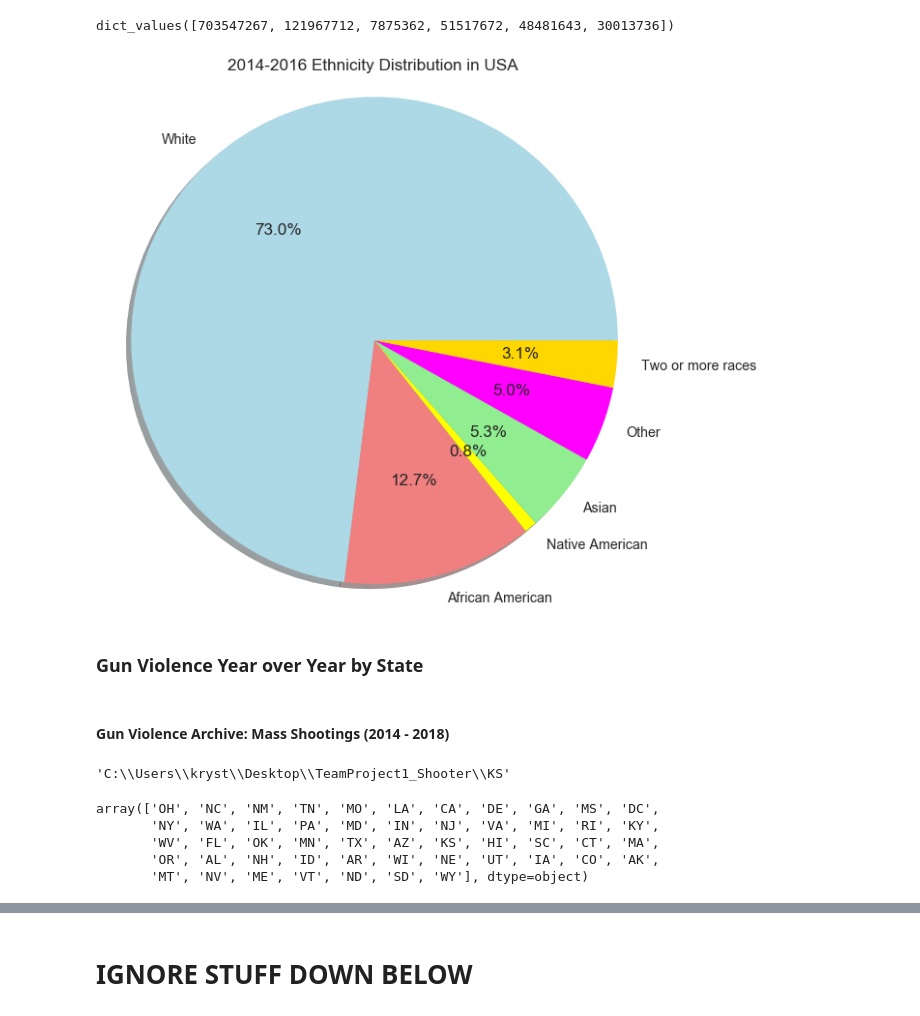
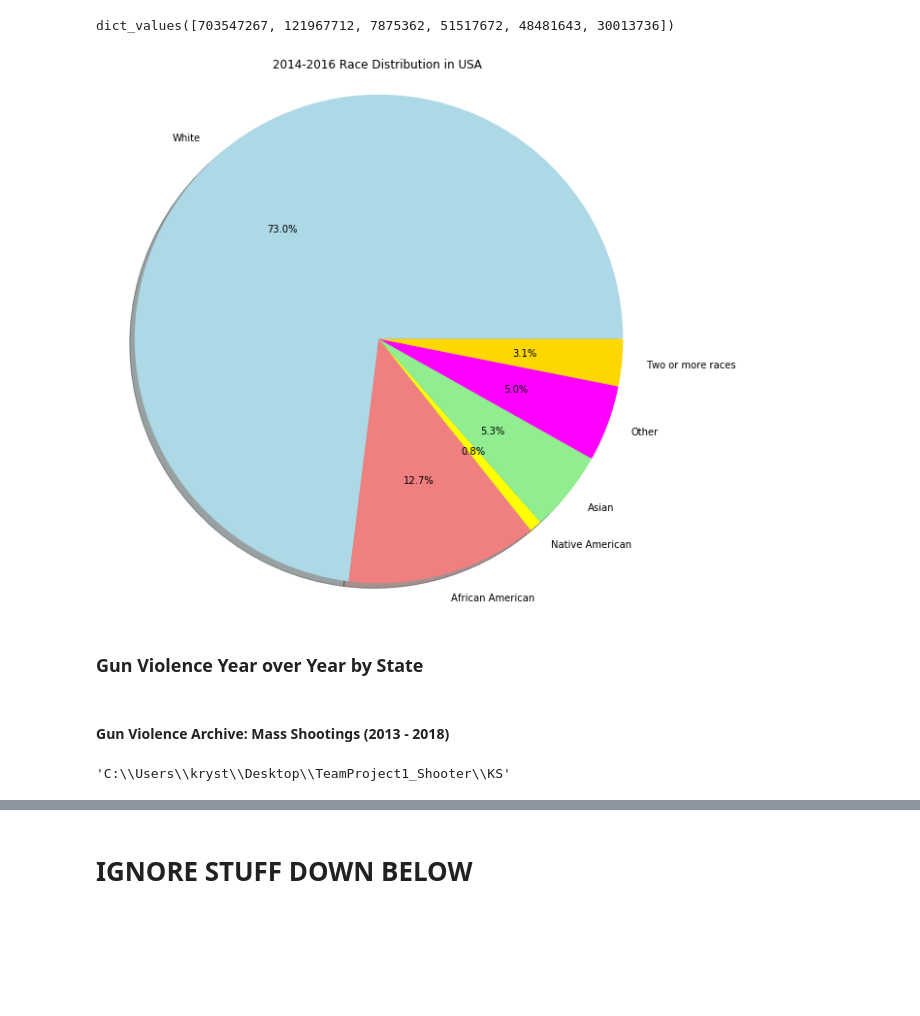
Before and after one commit to KSandez/TeamProject1_GunViolence, a Jupyter notebook: krystal/Krystal_GunViolence.ipynb, the cells around one changed output, grey strips where cells are left out. Saved outputs shown, nothing was run; the diff lists cells and outputs as text; code cells hidden in the pictures; blank space fills up the shorter version.

```diff
--- a/krystal/Krystal_GunViolence.ipynb
+++ b/krystal/Krystal_GunViolence.ipynb
@@ -202,24 +202,24 @@ dict_values([703547267, 121967712, 7875362, 51517672, 48481643, 30013736])
 # %%
 labels = racetotals.keys()
 
 #sizes = [185, 172, 100, 110]
 plt.figure(figsize = (10,10))
 # Tells matplotlib to seperate the "Python" section from the others meaning the exploding part
 colors = ["lightblue", "lightcoral", "yellow", "lightgreen","magenta","gold"]
 
 plt.pie(racetotals.values(), labels=labels, colors=colors, shadow=True, autopct = "%1.1f%%") #startangle=140)
-plt.title("2014-2016 Ethnicity Distribution in USA")
+plt.title("2014-2016 Race Distribution in USA")
 plt.axis('equal')
 
-plt.savefig("2014-2016 Ethnicity Distribution in USA.png", transparent=True, bbox_inches='tight', pad_inches=0)
+plt.savefig("2014-2016 Race Distribution in USA.png", transparent=True, bbox_inches='tight', pad_inches=0)
 
 plt.show()
 # %% [output]
-[figure, old version]
+[figure, new version]
 # %% [markdown]
 ### Gun Violence Year over Year by State
 # %% [markdown]
-#### Gun Violence Archive: Mass Shootings (2014 - 2018)
+#### Gun Violence Archive: Mass Shootings (2013 - 2018)
 # %%
 import os
 os.getcwd()
@@ -228,11 +292,5 @@ os.getcwd()
 # %%
-gvms_df = pd.read_csv('data_cleaned\cleanedBigGun.csv')
+#gvms_df = pd.read_csv('data_cleaned\cleanedBigGun.csv')
 
-gvms_df['STATE'].unique()
+#gvms_df['STATE'].unique()
-# %% [output]
-array(['OH', 'NC', 'NM', 'TN', 'MO', 'LA', 'CA', 'DE', 'GA', 'MS', 'DC',
-       'NY', 'WA', 'IL', 'PA', 'MD', 'IN', 'NJ', 'VA', 'MI', 'RI', 'KY',
-       'WV', 'FL', 'OK', 'MN', 'TX', 'AZ', 'KS', 'HI', 'SC', 'CT', 'MA',
-       'OR', 'AL', 'NH', 'ID', 'AR', 'WI', 'NE', 'UT', 'IA', 'CO', 'AK',
-       'MT', 'NV', 'ME', 'VT', 'ND', 'SD', 'WY'], dtype=object)
 # %%
```
Also changed, not shown: parts of 4 cells of this notebook.
